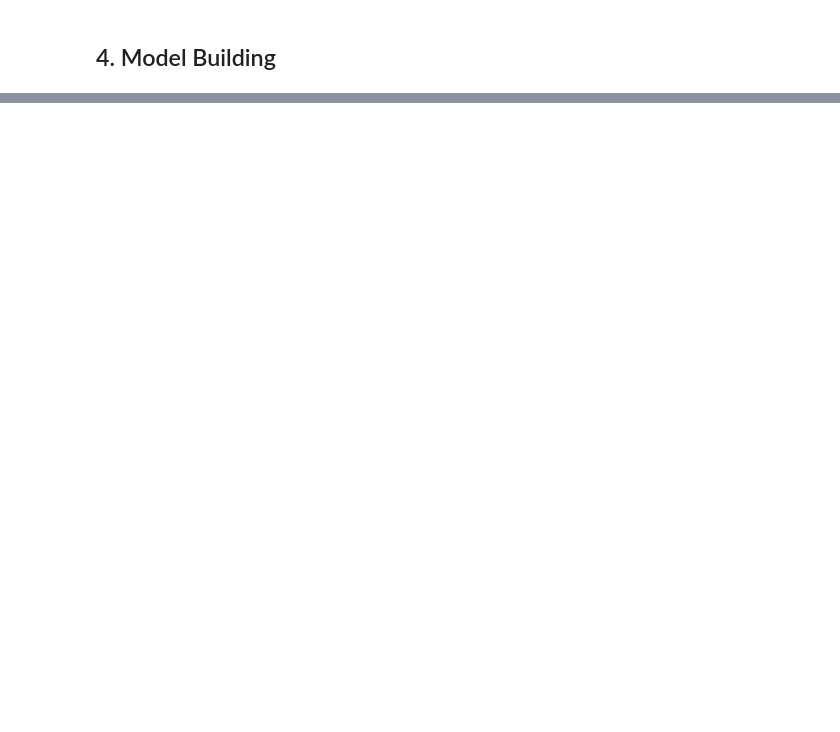
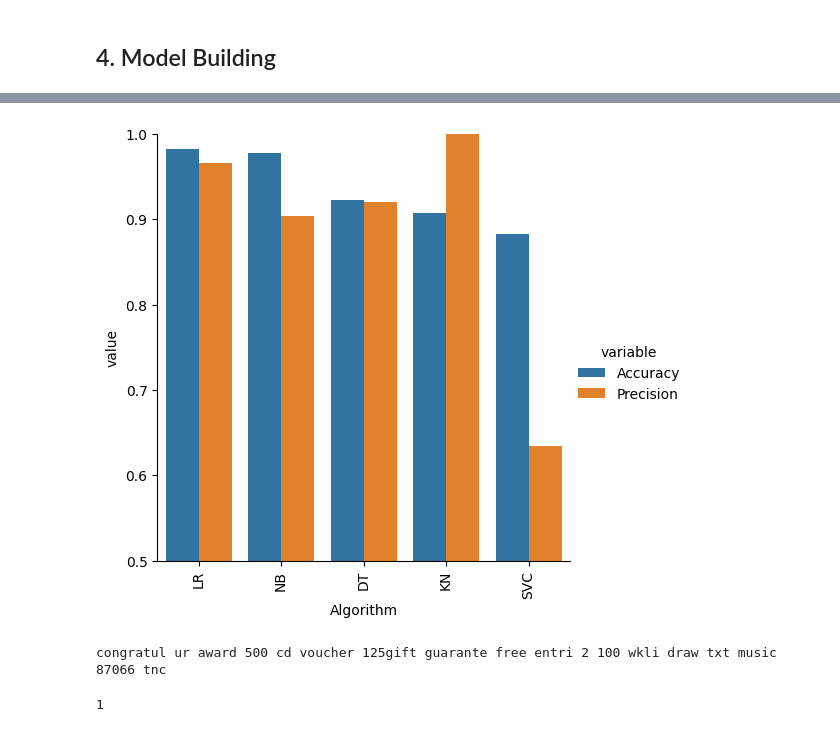
Before and after one commit to Madara-coder/spam-detect, a Jupyter notebook: sms-spam-detection.ipynb, the cells around one changed output, grey strips where cells are left out. Saved outputs shown, nothing was run; the diff lists cells and outputs as text; code cells hidden in the pictures; blank space fills up the shorter version.

```diff
--- a/sms-spam-detection.ipynb
+++ b/sms-spam-detection.ipynb
@@ -615,0 +585,22 @@ print(precision_score(y_test,y_pred6))
+# %%
+def train_classifier(clf,X_train,y_train,X_test,y_test):
+    clf.fit(X_train,y_train)
+    y_pred = clf.predict(X_test)
+    accuracy = accuracy_score(y_test,y_pred)
+    precision = precision_score(y_test,y_pred)
+
+    return accuracy,precision
+# %%
+accuracy_scores = []
+precision_scores = []
+
+for name,clf in clfs.items():
+
+    current_accuracy,current_precision = train_classifier(clf, X_train,y_train,X_test,y_test)
+
+    print("For ",name)
+    print("Accuracy - ",current_accuracy)
+    print("Precision - ",current_precision)
+
+    accuracy_scores.append(current_accuracy)
+    precision_scores.append(current_precision)
@@ -615,0 +623,2 @@ print(precision_score(y_test,y_pred6))
+# %%
+performance_df = pd.DataFrame({'Algorithm':clfs.keys(),'Accuracy':accuracy_scores,'Precision':precision_scores}).sort_values('Accuracy',ascending=False)
@@ -615,0 +634,3 @@ print(precision_score(y_test,y_pred6))
+# %%
+performance_df1 = pd.melt(performance_df, id_vars = "Algorithm")
+performance_df1
@@ -616,2 +649,10 @@ print(precision_score(y_test,y_pred6))
+# %%
+sns.catplot(x = 'Algorithm', y='value',
+               hue = 'variable',data=performance_df1, kind='bar',height=5)
+plt.ylim(0.5,1.0)
+plt.xticks(rotation='vertical')
+plt.show()
+# %% [output]
+[figure, added]
 # %%
 import pickle
@@ -620,0 +662,11 @@ pickle.dump(knn,open('model1.pkl','wb'))
+# %%
+input_sms=transform_text("Congratulations ur awarded 500 of CD vouchers or 125gift guaranteed & Free entry 2 100 wkly draw txt MUSIC to 87066 TnCs www.Ldew.com1win150ppmx3age16")
+print(input_sms)
+vector_input = tfidf.transform([input_sms])
+# %% [output]
+congratul ur award 500 cd voucher 125gift guarante free entri 2 100 wkli draw txt music 87066 tnc
+# %%
+result = mnb2.predict(vector_input)[0]
+print(result)
+# %% [output]
+1
```
Also changed, not shown: parts of 64 cells of this notebook, 1 other file.
